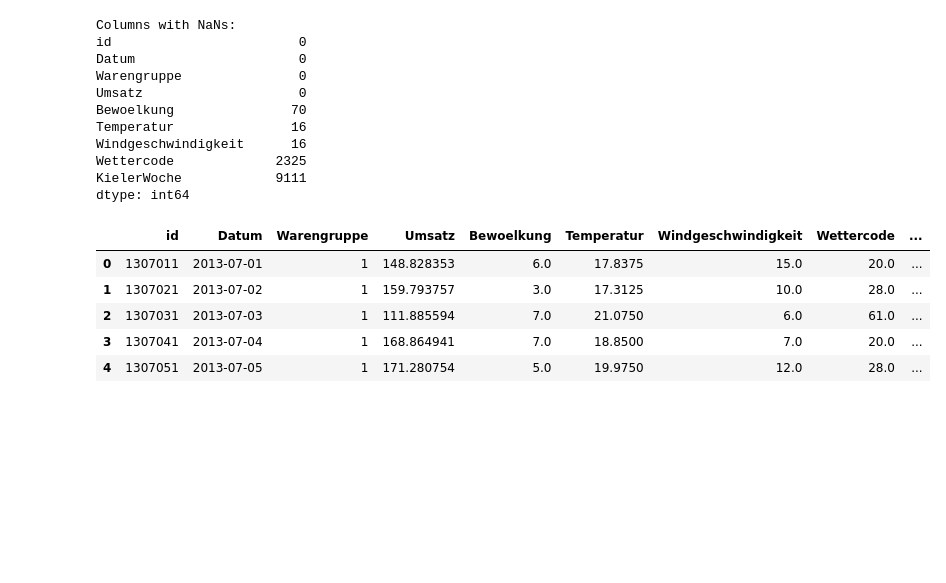
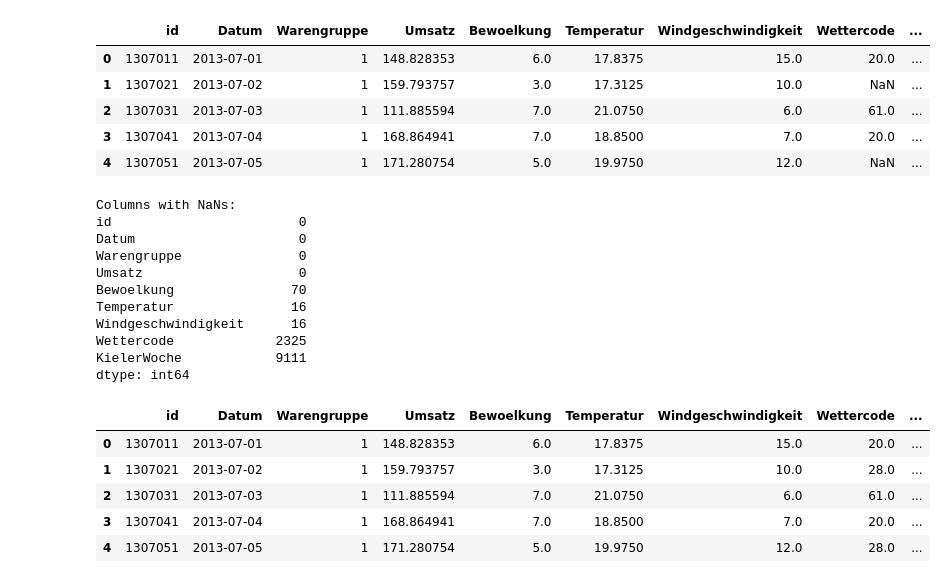
Before and after one commit to tobiassae/datasciencebakery-group-2, a Jupyter notebook: 2_BaselineModel/model_2.ipynb, the cells around one changed output. Saved outputs shown, nothing was run; the diff lists cells and outputs as text; code cells hidden in the pictures; blank space fills up the shorter version.

```diff
--- a/2_BaselineModel/model_2.ipynb
+++ b/2_BaselineModel/model_2.ipynb
@@ -13,22 +11,27 @@ from sklearn.preprocessing import StandardScaler, OneHotEncoder
 # %%
 # load the data from URL
 kiwo_url = 'https://raw.githubusercontent.com/opencampus-sh/einfuehrung-in-data-science-und-ml/main/kiwo.csv'
 umsatz_url = 'https://raw.githubusercontent.com/opencampus-sh/einfuehrung-in-data-science-und-ml/main/umsatzdaten_gekuerzt.csv'
 wetter_url = 'https://raw.githubusercontent.com/opencampus-sh/einfuehrung-in-data-science-und-ml/main/wetter.csv'
 
 df_kiwo = pd.read_csv(kiwo_url)
 df_umsatz = pd.read_csv(umsatz_url)
 df_wetter = pd.read_csv(wetter_url)
 
 # Merge df_umsatz with df_wetter on the 'date' column
 df = pd.merge(df_umsatz, df_wetter, on='Datum', how='left')
 
 # Merge the result with df_kiwo on the 'date' column
 df = pd.merge(df, df_kiwo, on='Datum', how='left')
 
-print()
-# print(type(df))
-# df.head()
+df.head()
+# %% [output]
+|  | id | Datum | Warengruppe | Umsatz | Bewoelkung | Temperatur | Windgeschwindigkeit | Wettercode | ... |
+| 0 | 1307011 | 2013-07-01 | 1 | 148.828353 | 6.0 | 17.8375 | 15.0 | 20.0 | ... |
+| 1 | 1307021 | 2013-07-02 | 1 | 159.793757 | 3.0 | 17.3125 | 10.0 | NaN | ... |
+| 2 | 1307031 | 2013-07-03 | 1 | 111.885594 | 7.0 | 21.0750 | 6.0 | 61.0 | ... |
+| 3 | 1307041 | 2013-07-04 | 1 | 168.864941 | 7.0 | 18.8500 | 7.0 | 20.0 | ... |
+| 4 | 1307051 | 2013-07-05 | 1 | 171.280754 | 5.0 | 19.9750 | 12.0 | NaN | ... |
 # %%
 # Preprocess data
 def prepare_data(data):
```
Also changed, not shown: parts of 4 cells of this notebook, 6 other files.
